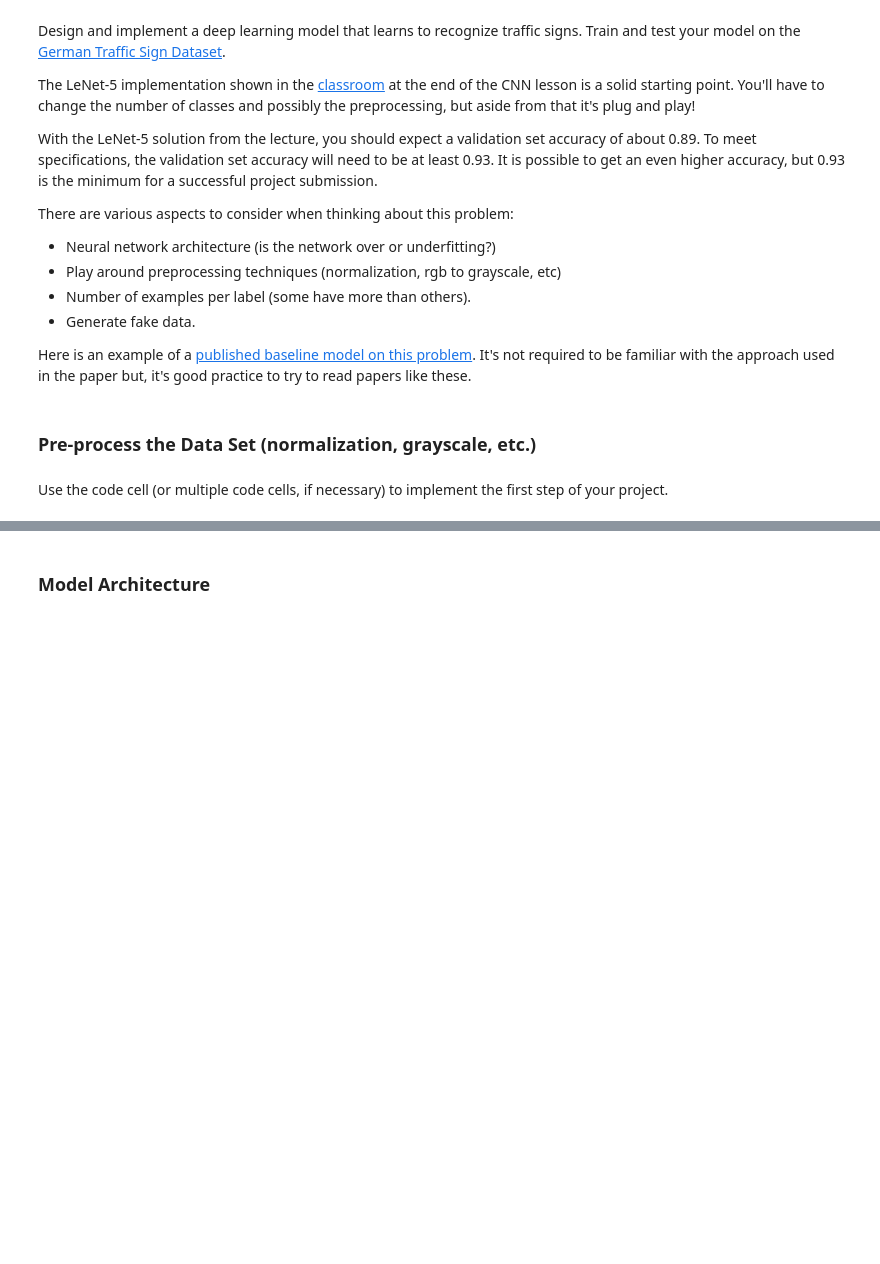
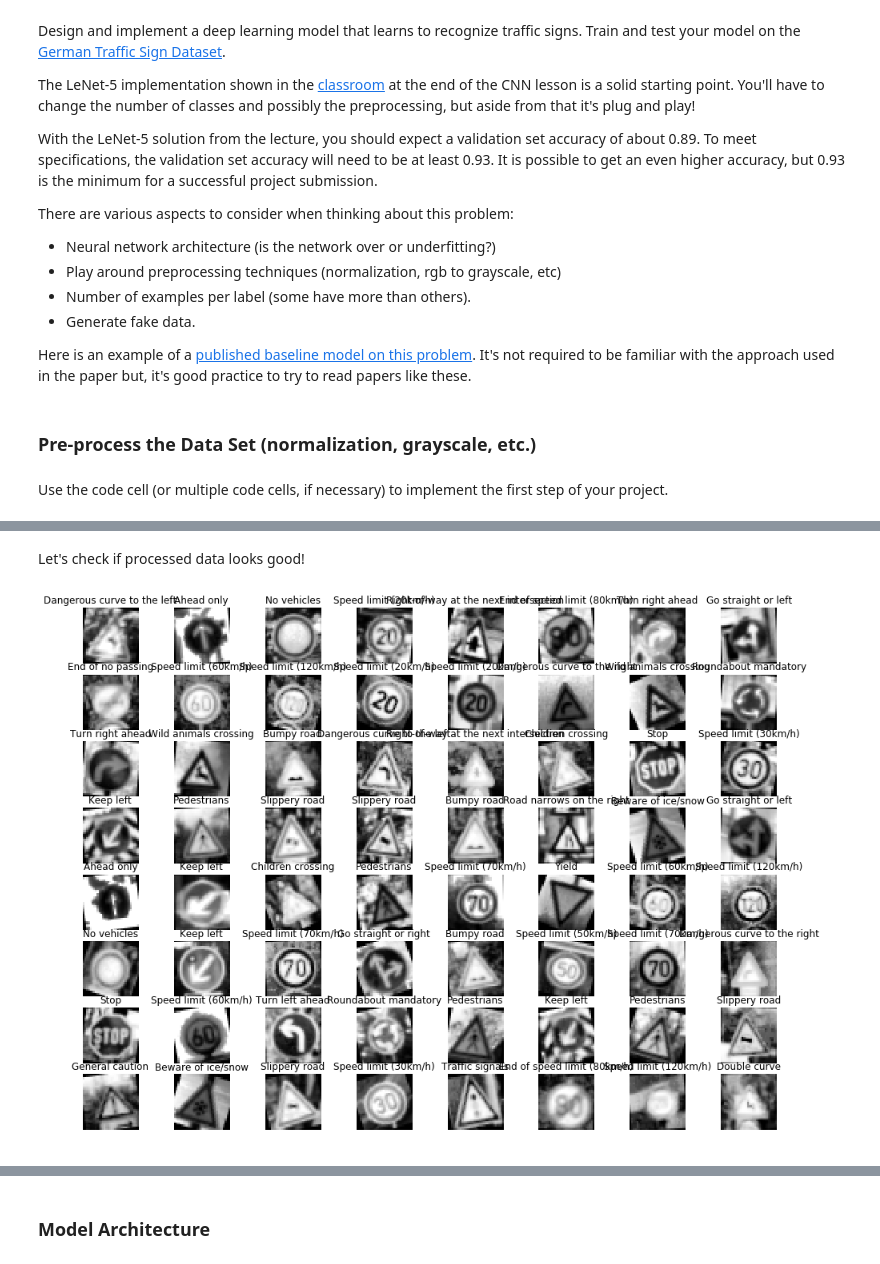
Before and after one commit to lake4790k/CarND-Traffic-Sign-Classifier-Project, a Jupyter notebook: Traffic_LeNet.ipynb, the cells around one changed output, grey strips where cells are left out. Saved outputs shown, nothing was run; the diff lists cells and outputs as text; code cells hidden in the pictures; blank space fills up the shorter version.

```diff
--- a/Traffic_LeNet.ipynb
+++ b/Traffic_LeNet.ipynb
@@ -105,0 +114,14 @@ for i in range(1,13):
+# %%
+def random_visualize(images, labels, n=8):
+    plt.figure(figsize=[16,12])
+    for i in range(n*n):
+        plt.subplot(n,n,i+1)
+        r = np.random.randint(labels.shape[0])
+        plt.title(signs.SignName[labels[r]])
+        plt.axis('off')
+        img = images[r]
+        if img.shape[2]==1:
+            img = img[:,:,0]
+            plt.imshow(img, cmap='gray')
+        else:
+            plt.imshow(img)
@@ -154,0 +207,35 @@ plt.imshow(ii);
+# %%
+samples_per_class=2000
+X_prep = np.zeros([n_classes*samples_per_class, 32,32,1])
+y_prep = np.zeros([n_classes*samples_per_class])
+X_valid_prep = np.zeros([X_valid.shape[0],32,32,1])
+X_test_prep = np.zeros([X_test.shape[0],32,32,1])
+i = 0
+for clazz in range(n_classes):
+    idx = np.where( y_train==clazz )
+    idx = idx[0]
+    idx = resample(idx, n_samples=samples_per_class)
+    X_class = X_train[idx]
+    for idx1 in idx:
+        X_prep[i] = preproc(X_train[idx1], degree=10)
+        y_prep[i] = clazz
+        i += 1
+
+for i in range(X_valid.shape[0]):
+    X_valid_prep[i] = preproc(X_valid[i])
+
+for i in range(X_test.shape[0]):
+    X_test_prep[i] = preproc(X_test[i])
+
+with open('prep_train.p', mode='wb') as f:
+    pickle.dump({ 'features': X_prep, 'labels': y_prep}, f)
+with open('prep_valid.p', mode='wb') as f:
+    pickle.dump(X_valid_prep, f)
+with open('prep_test.p', mode='wb') as f:
+    pickle.dump(X_test_prep, f)
+# %% [markdown]
+Let's check if processed data looks good!
+# %%
+random_visualize(X_prep, y_prep)
+# %% [output]
+[figure, added]
```
Also changed, not shown: parts of 25 cells of this notebook.
